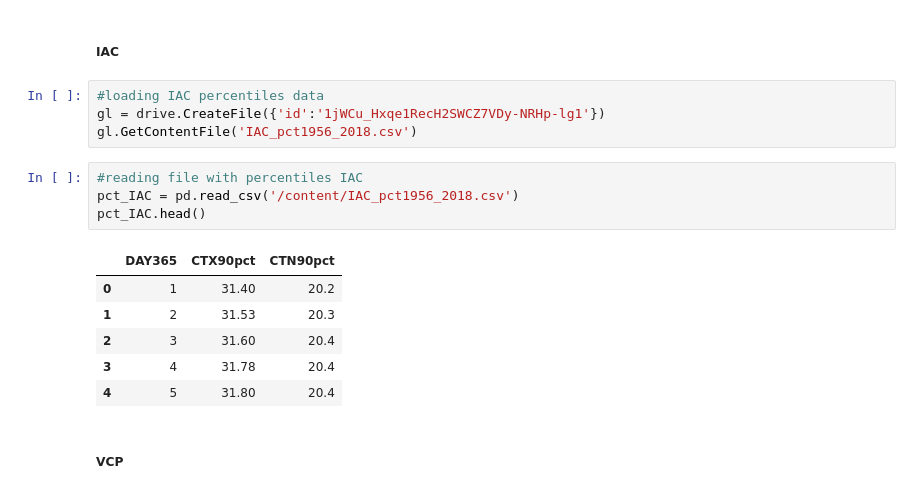
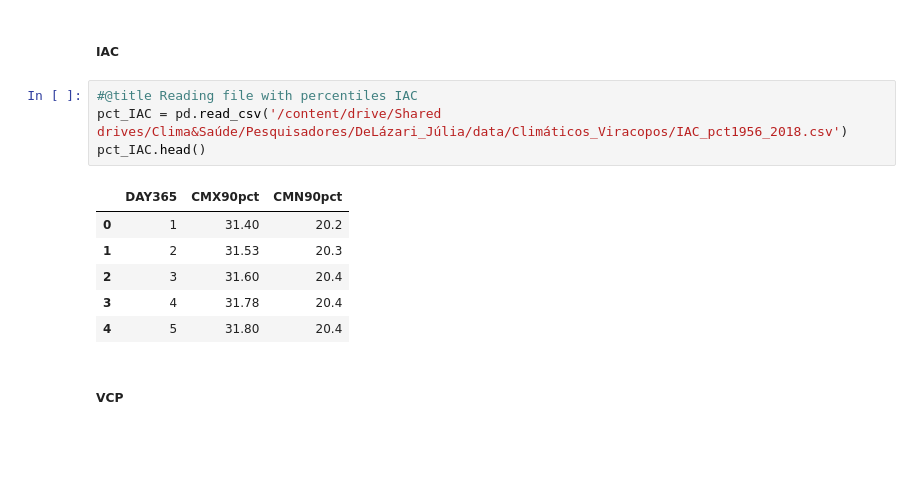
Before and after one commit to climate-and-health-datasci-Unicamp/py-climate-health-toolbox, a Jupyter notebook: examples/Comparison_IAC_VCP.ipynb, the cells around one changed output. Saved outputs shown, nothing was run; the diff lists cells and outputs as text; blank space fills up the shorter version.

```diff
--- a/examples/Comparison_IAC_VCP.ipynb
+++ b/examples/Comparison_IAC_VCP.ipynb
@@ -676,16 +654,12 @@ IAC_VCP.shape
 #### Reading Percentiles
 # %% [markdown]
 ##### IAC
-# %%
-#loading IAC percentiles data
-gl = drive.CreateFile({'id':'1jWCu_Hxqe1RecH2SWCZ7VDy-NRHp-lg1'})
-gl.GetContentFile('IAC_pct1956_2018.csv')
 # %%
-#reading file with percentiles IAC
-pct_IAC = pd.read_csv('/content/IAC_pct1956_2018.csv')
+#@title Reading file with percentiles IAC
+pct_IAC = pd.read_csv('/content/drive/Shared drives/Clima&Saúde/Pesquisadores/DeLázari_Júlia/data/Climáticos_Viracopos/IAC_pct1956_2018.csv')
 pct_IAC.head()
 # %% [output]
-|  | DAY365 | CTX90pct | CTN90pct |
+|  | DAY365 | CMX90pct | CMN90pct |
 | 0 | 1 | 31.40 | 20.2 |
 | 1 | 2 | 31.53 | 20.3 |
 | 2 | 3 | 31.60 | 20.4 |
```
Also changed, not shown: parts of 20 cells of this notebook.
